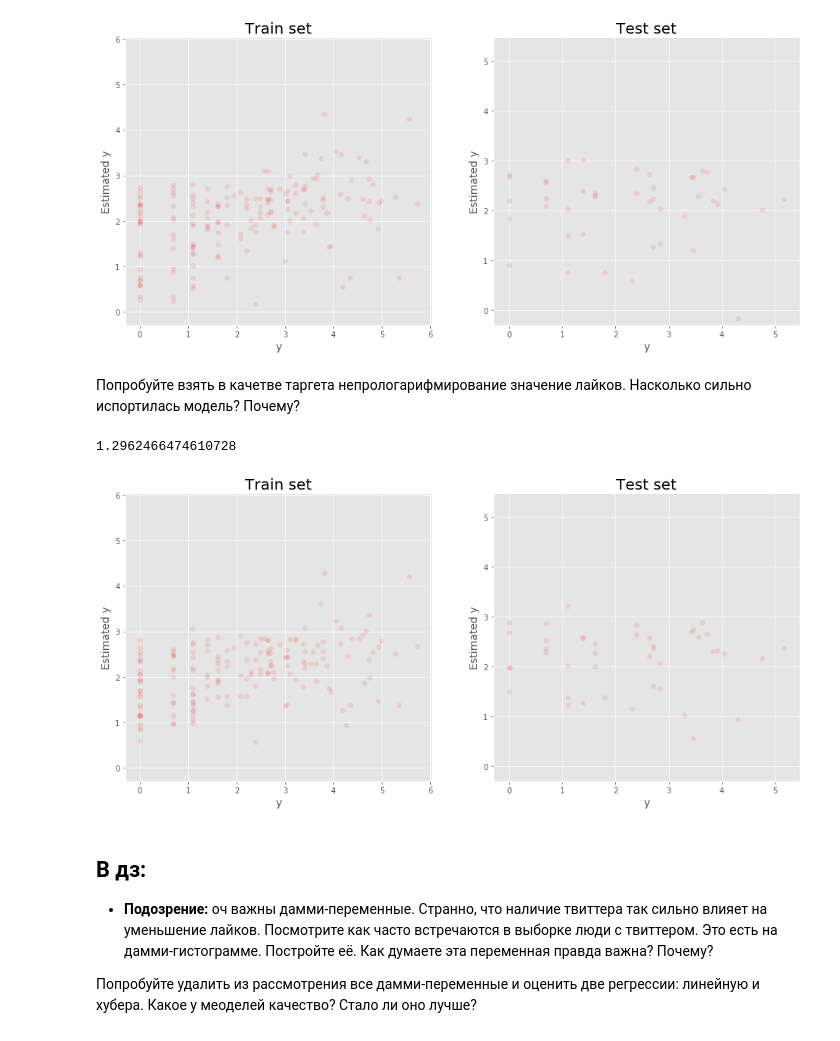
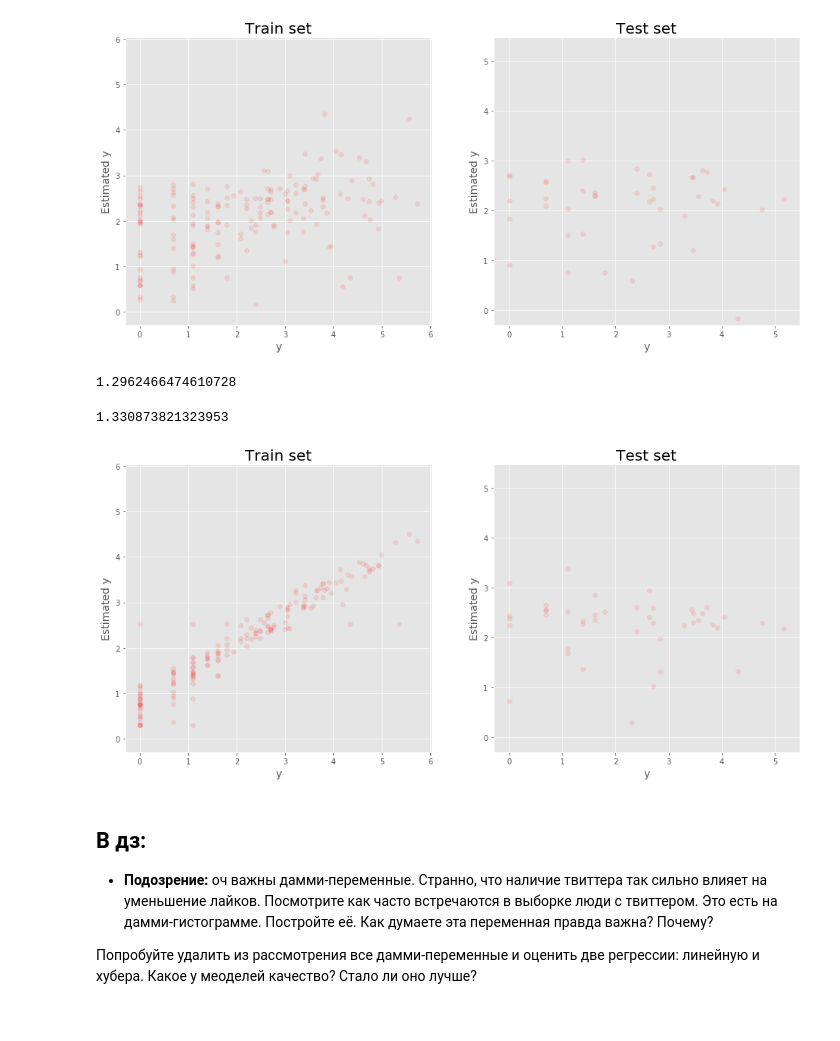
Before and after one commit to star-yar/HSE_Data_Culture, a Jupyter notebook: Intro_to_DS_2019/sem_6_regression/little_hw6_regression.ipynb, the cells around one changed output. Cells and saved outputs as stored; diff of their text form; code cells hidden in the pictures.

Commit message:
nice_regression_picture

```diff
--- a/Intro_to_DS_2019/sem_6_regression/little_hw6_regression.ipynb
+++ b/Intro_to_DS_2019/sem_6_regression/little_hw6_regression.ipynb
@@ -231,8 +235,6 @@ def plot_yreal_ypred(y_test, y_train, X_test, X_train, model, margin=0.3):
 plot_yreal_ypred(y_test, y_train, X_test, X_train, model_huber)
 # %% [output]
 [figure]
-# %% [markdown]
-Попробуйте взять в качетве таргета непрологарифмирование значение лайков. Насколько сильно испортилась модель? Почему?
 # %%
 from sklearn.linear_model import LinearRegression # подгрузили модель
 
@@ -244,14 +246,29 @@ model_regression.fit(X_train, y_train)
 
 # Сделали прогнозы на тестовой выборке
 y_pred_regr = model_regression.predict(X_test)
-
-metrics.mean_absolute_error(y_test, y_pred_regr)
-# %% [output]
-1.2962466474610728
+# %%
+metrics.mean_absolute_error(y_test, y_pred_regr)
+# %% [output]
+1.2962466474610728
+# %%
+from sklearn.ensemble import RandomForestRegressor
+
+# Объявили лес из 10 деревьев
+rf = RandomForestRegressor(n_estimators=1000)
+
+# Обучили лес
+rf.fit(X_train, y_train)
+
+# Сделали по лесу прогнозы
+y_pred_forest = rf.predict(X_test)
+# %%
+metrics.mean_absolute_error(y_test, y_pred_forest)
+# %% [output]
+1.330873821323953
 # %%
-plot_yreal_ypred(y_test, y_train, X_test, X_train, model_regression)
+plot_yreal_ypred(y_test, y_train, X_test, X_train, rf)
 # %% [output]
-[figure, old version]
+[figure, new version]
 # %% [markdown]
 ## В дз:
 
```
Also changed, not shown: parts of 2 cells of this notebook, 5 other files.
